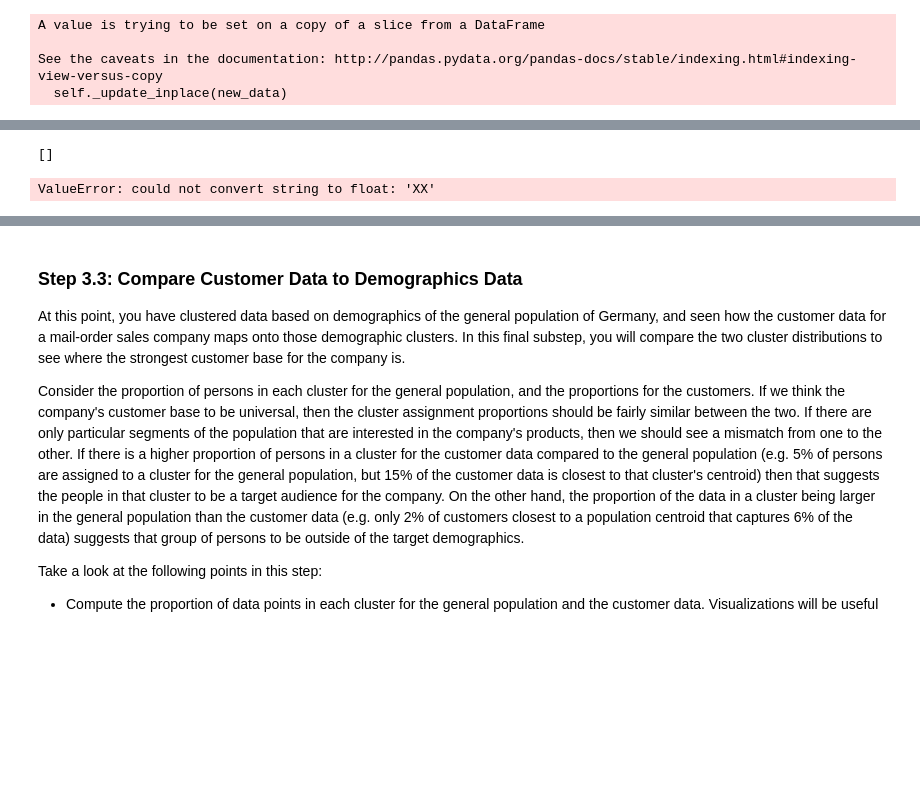
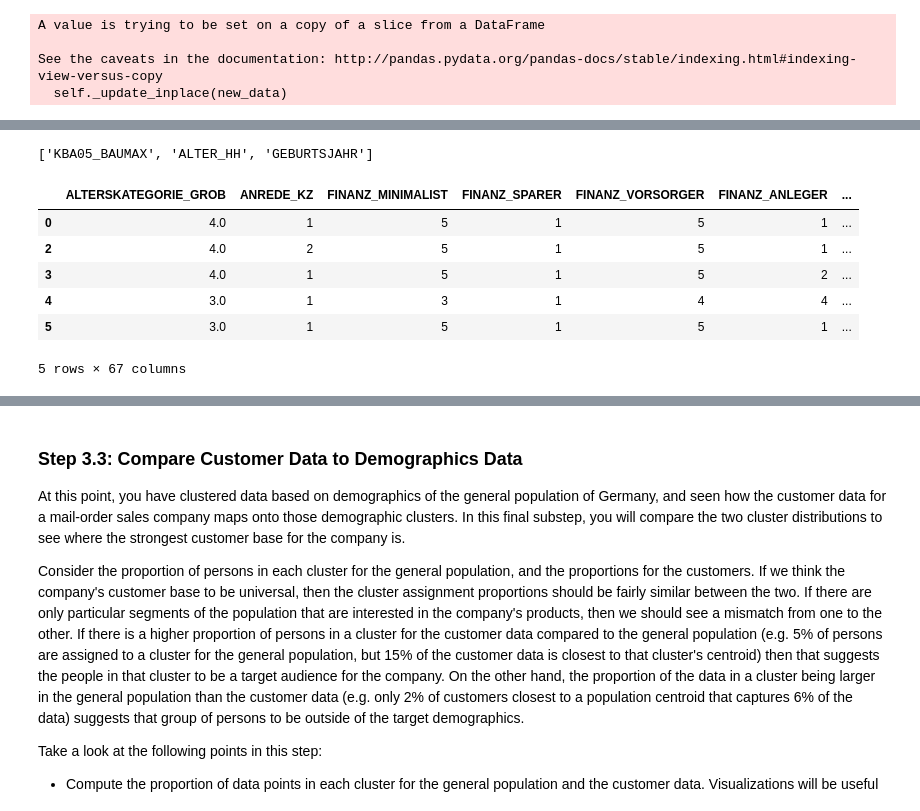
Before and after one commit to Jeet-Mav-zz/Udacity-ML-Introduction-nd, a Jupyter notebook: Creating Customer Segments with Arvato/Identify_Customer_Segments.ipynb, the cells around one changed output, grey strips where cells are left out. Saved outputs shown, nothing was run; the diff lists cells and outputs as text; code cells hidden in the pictures; blank space fills up the shorter version.

Commit message:
Add files via upload
def clean_data error

```diff
--- a/Creating Customer Segments with Arvato/Identify_Customer_Segments.ipynb
+++ b/Creating Customer Segments with Arvato/Identify_Customer_Segments.ipynb
@@ -712,23 +725,19 @@ def clean_data(df):
     # Load in the feature summary file.
     feat_info = pd.read_csv('AZDIAS_Feature_Summary.csv', sep = ';')
 
-    # remove selected columns and rows, ...
-    out = ['AGER_TYP', 'GEBURTSJAHR', 'TITEL_KZ', 'ALTER_HH', 'KK_KUNDENTYP','KBA05_BAUMAX']
-    df = df.drop(columns = out,axis = 1)
-    # Put in code here to execute all main cleaning steps:
-    # convert missing value codes into NaNs, ...
-    # Identify missing or unknown data values and convert them to NaNs.
+    # Remove missing_or_unknown codes from azdias
+    cols = feat_info['attribute'].values
+    values = ['-1','0','1','9']
+    values_dict={}
+    for j,col in enumerate(cols):
 
-    # Remove missing_or_unknown codes from azdias
-    for i in feat_info.index:
-        feat_info.loc[i,'missing_or_unknown'] = feat_info.loc[i,'missing_or_unknown'].strip('[]').split(',')
-        for x in range(len(feat_info.loc[i,'missing_or_unknown'])):
-            try:
-                feat_info.loc[i,'missing_or_unknown'][x] = int(feat_info.loc[i,'missing_or_unknown'][x])
-            except:
-                continue
-                df.loc[:,(feat_info.loc[i, 'attribute'])].replace(feat_info.loc[i,'missing_or_unknown'], np.nan, inplace=True)
-
+        missing_value = feat_info[feat_info.attribute==col]['missing_or_unknown'].values
+        for i in range(len(missing_value)):
+            missing_value[i] = missing_value[i].strip('[').strip(']').split(',')
+        for i in range(len(missing_value[0])):
+            if missing_value[0][i] in values:
+                missing_value[0][i] = int(missing_value[0][i])
+        df[col] = df[col].replace(missing_value[0], np.nan)
 
     missing_values_row = df.isnull().sum(axis = 1)
     missing_above_30 = df[missing_values_row >= 30]
@@ -736,6 +745,15 @@ def clean_data(df):
 
     feat_info = feat_info[feat_info.attribute.isin(list(df.columns.values))]
     variable_categorical = feat_info.query('type == "categorical"')['attribute'].values
+
+    # remove selected columns and rows, ...
+    out = ['AGER_TYP', 'GEBURTSJAHR', 'TITEL_KZ', 'ALTER_HH', 'KK_KUNDENTYP','KBA05_BAUMAX']
+    df = df.drop(columns = out,axis = 1)
+
+
+    # Put in code here to execute all main cleaning steps:
+    # convert missing value codes into NaNs, ...
+    # Identify missing or unknown data values and convert them to NaNs.
 
     binary = []
     multi = []
@@ -746,8 +764,7 @@ def clean_data(df):
             multi.append(feature)
 
     missing_below_30["OST_WEST_KZ"].replace({'W':0,'O':1},inplace=True)
-    for feature in binary:
-        print('Unique values of {} : {}'.format(feature, missing_below_30[feature].unique()))
+
     temp = missing_below_30.drop(multi, axis=1)
 
     # select, re-encode, and engineer column values.
@@ -1141,8 +1196,15 @@ array([dtype('int64'), dtype('float64'), dtype('O')], dtype=object)
 # %%
-list(set(missing_below_30.columns) - set(customers_clean))
+list(set(customers_clean) - set(missing_below_30.columns))
 # %% [output]
-[]
+['KBA05_BAUMAX', 'ALTER_HH', 'GEBURTSJAHR']
-# %%
-customers_clean_imputed = pd.DataFrame(impute.fit(customers_clean))
-# %% [output]
-ValueError: could not convert string to float: 'XX'
+# %%
+customers_clean.drop(['KBA05_BAUMAX', 'ALTER_HH', 'GEBURTSJAHR'], axis = 1, inplace  = True)
+customers_clean.head()
+# %% [output]
+|  | ALTERSKATEGORIE_GROB | ANREDE_KZ | FINANZ_MINIMALIST | FINANZ_SPARER | FINANZ_VORSORGER | FINANZ_ANLEGER | ... |
+| 0 | 4.0 | 1 | 5 | 1 | 5 | 1 | ... |
+| 2 | 4.0 | 2 | 5 | 1 | 5 | 1 | ... |
+| 3 | 4.0 | 1 | 5 | 1 | 5 | 2 | ... |
+| 4 | 3.0 | 1 | 3 | 1 | 4 | 4 | ... |
+| 5 | 3.0 | 1 | 5 | 1 | 5 | 1 | ... |
+5 rows × 67 columns
```
Also changed, not shown: parts of 18 cells of this notebook.
